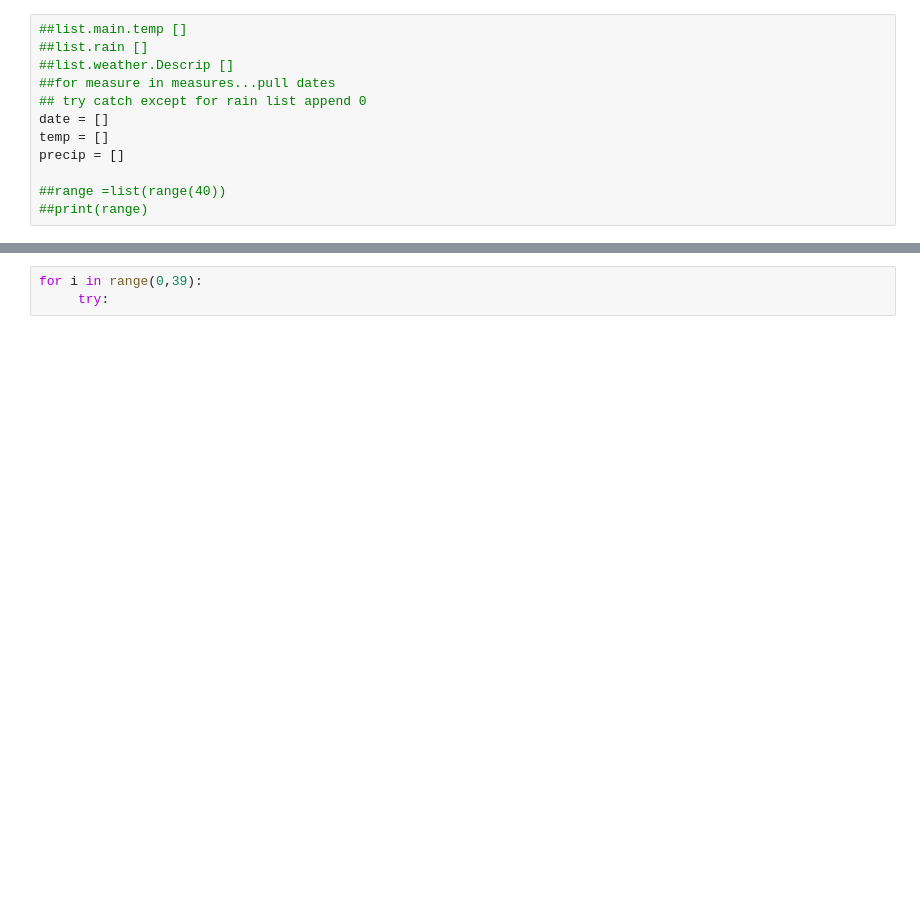
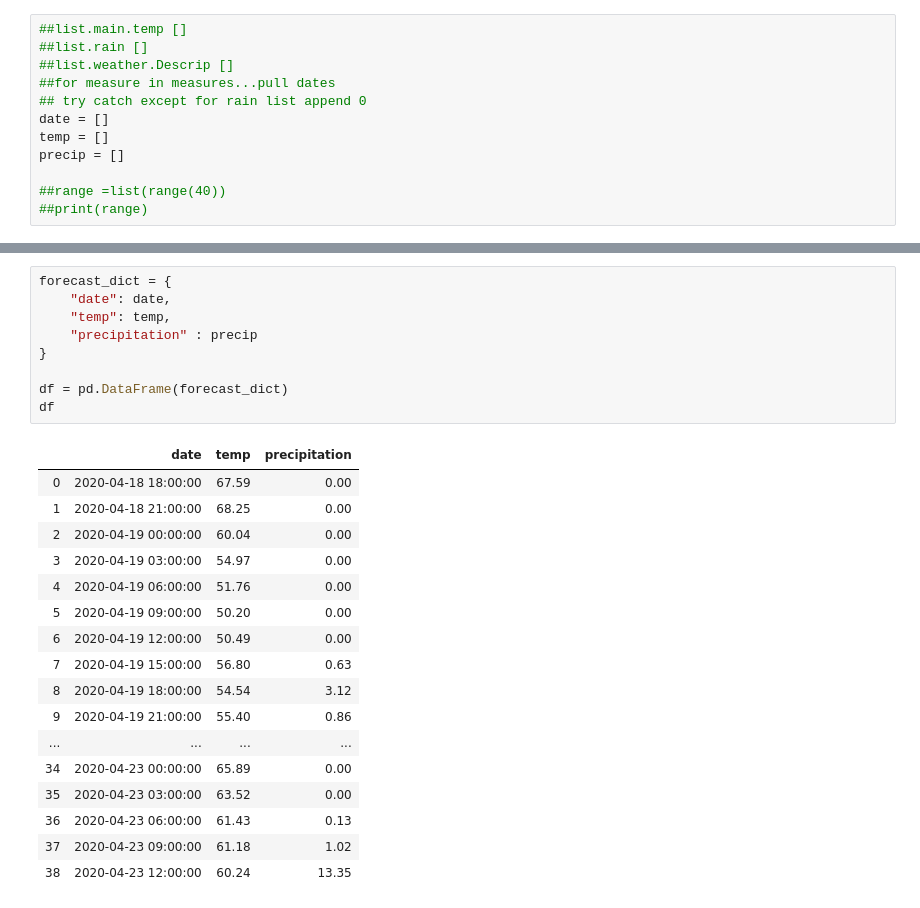
Before and after one commit to balhoffk/TheRottenApples, a Jupyter notebook: soupyweather.ipynb, the cells around one changed output, grey strips where cells are left out. Cells and saved outputs as stored; diff of their text form; blank space fills up the shorter version.

```diff
--- a/soupyweather.ipynb
+++ b/soupyweather.ipynb
@@ -69,3 +69,27 @@ print(precip)
-# %%
-for i in range(0,39):
-     try:
+# %%
+forecast_dict = {
+    "date": date,
+    "temp": temp,
+    "precipitation" : precip
+}
+
+df = pd.DataFrame(forecast_dict)
+df
+# %% [output]
+|  | date | temp | precipitation |
+| 0 | 2020-04-18 18:00:00 | 67.59 | 0.00 |
+| 1 | 2020-04-18 21:00:00 | 68.25 | 0.00 |
+| 2 | 2020-04-19 00:00:00 | 60.04 | 0.00 |
+| 3 | 2020-04-19 03:00:00 | 54.97 | 0.00 |
+| 4 | 2020-04-19 06:00:00 | 51.76 | 0.00 |
+| 5 | 2020-04-19 09:00:00 | 50.20 | 0.00 |
+| 6 | 2020-04-19 12:00:00 | 50.49 | 0.00 |
+| 7 | 2020-04-19 15:00:00 | 56.80 | 0.63 |
+| 8 | 2020-04-19 18:00:00 | 54.54 | 3.12 |
+| 9 | 2020-04-19 21:00:00 | 55.40 | 0.86 |
+| ... | ... | ... | ... |
+| 34 | 2020-04-23 00:00:00 | 65.89 | 0.00 |
+| 35 | 2020-04-23 03:00:00 | 63.52 | 0.00 |
+| 36 | 2020-04-23 06:00:00 | 61.43 | 0.13 |
+| 37 | 2020-04-23 09:00:00 | 61.18 | 1.02 |
+| 38 | 2020-04-23 12:00:00 | 60.24 | 13.35 |
```
Also changed, not shown: parts of 7 cells of this notebook.
